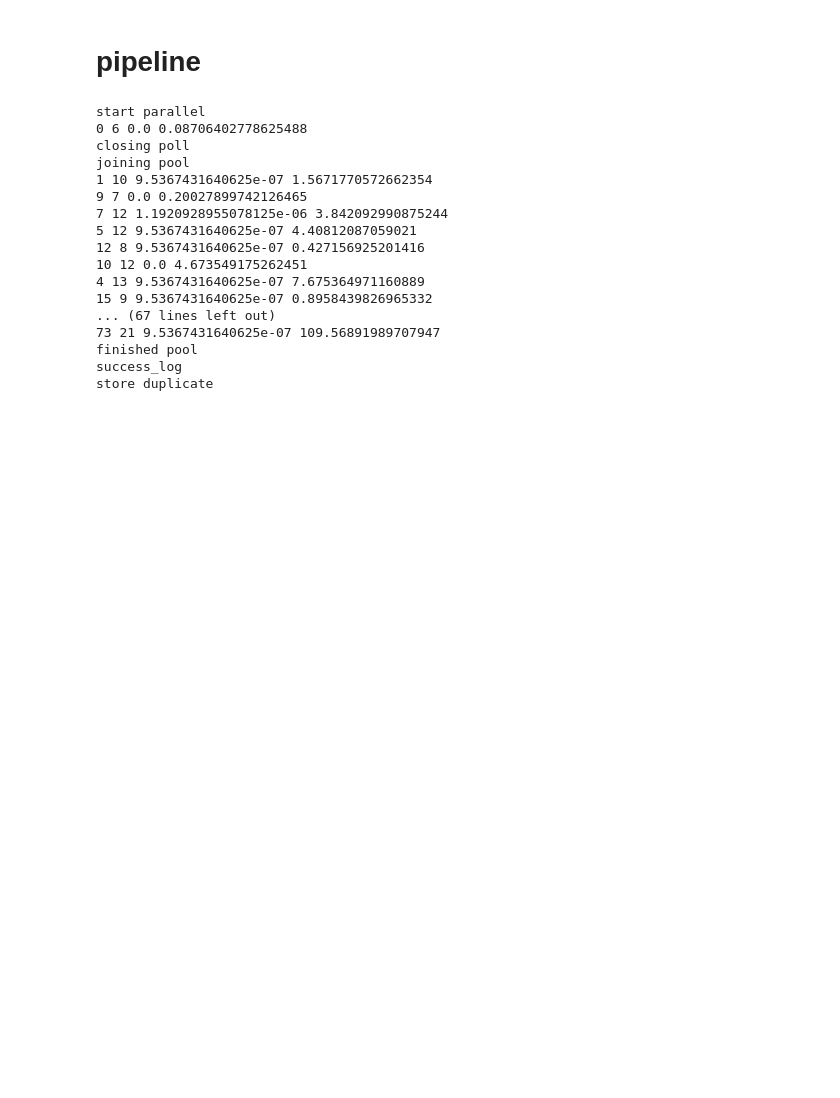
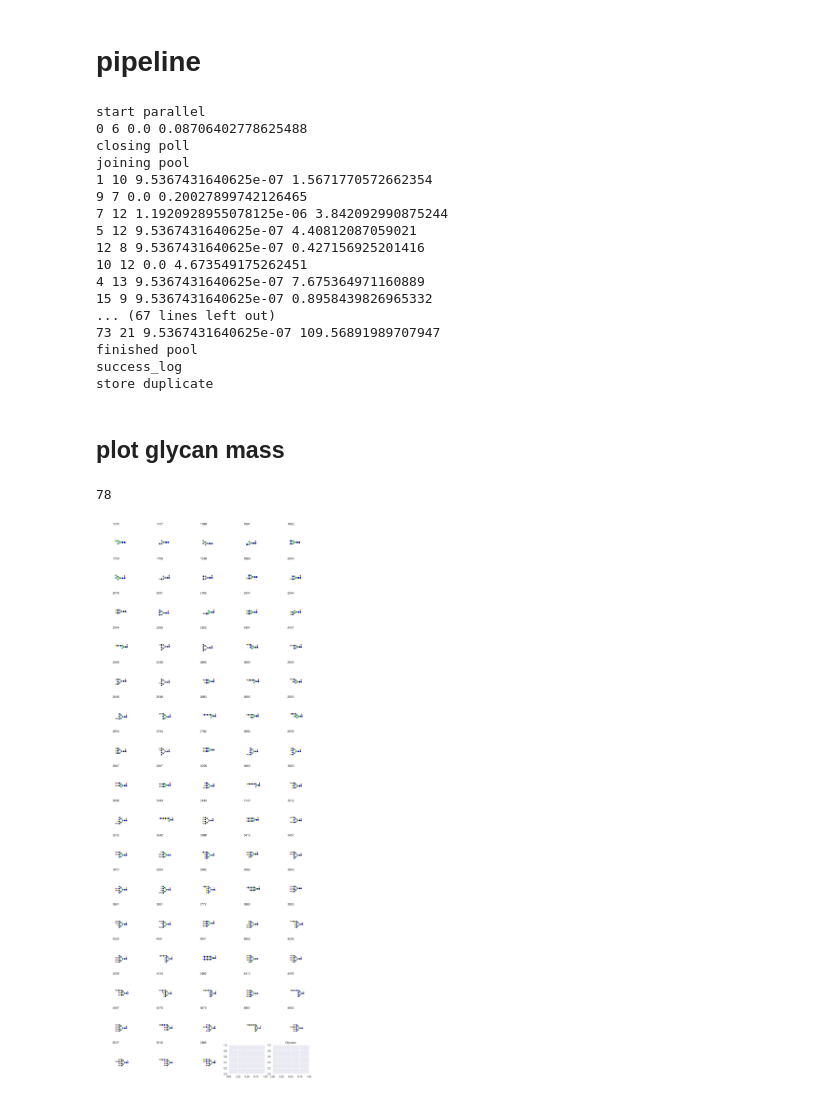
Before and after one commit to LewisLabUCSD/GlyCompare, a Jupyter notebook: src/demo.ipynb, the cells around one changed output. Saved outputs shown, nothing was run; the diff lists cells and outputs as text; code cells hidden in the pictures; blank space fills up the shorter version.

```diff
--- a/src/demo.ipynb
+++ b/src/demo.ipynb
@@ -107,3 +113,27 @@ store duplicate
 # check the gc_init as well
 # it would be faster if you run the python directly
 gc_customizing_motif_vec.customizing_motif_vec_pip()
+# %% [markdown]
+## plot glycan mass
+# %%
+a = json_utility.load_json('/Users/apple/PycharmProjects/nbt_glycan_profile/generated_json_file/NBT_glycan_dict.json')
+# %%
+name_k = {}
+name_dict = {}
+list_k = []
+list_mass = []
+# fi.patch.set_facecolor('white')
+for i in sorted(a.keys()):
+    for k in a[i].keys():
+        name_k[k] = a[i][k]
+        name_dict[k] = i
+        list_k.append(glycoct.loads(a[i][k]))
+        list_mass.append(i)
+# %%
+len(list(name_k))
+# %% [output]
+78
+# %%
+gc_plot_glycan_utilities.plot_glycan_list(list_k, list_mass)
+# %% [output]
+[figure, added]
```
Also changed, not shown: parts of 3 cells of this notebook, 10 other files.
